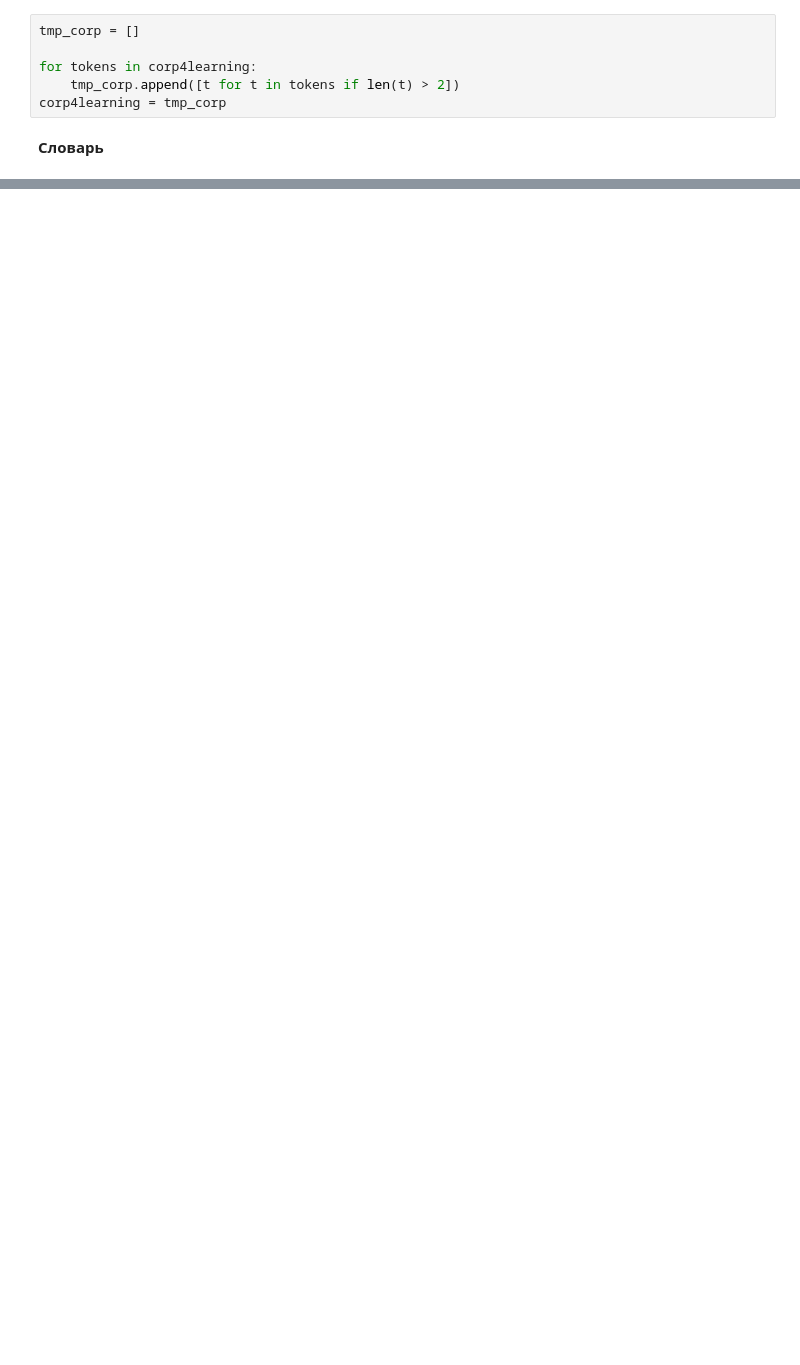
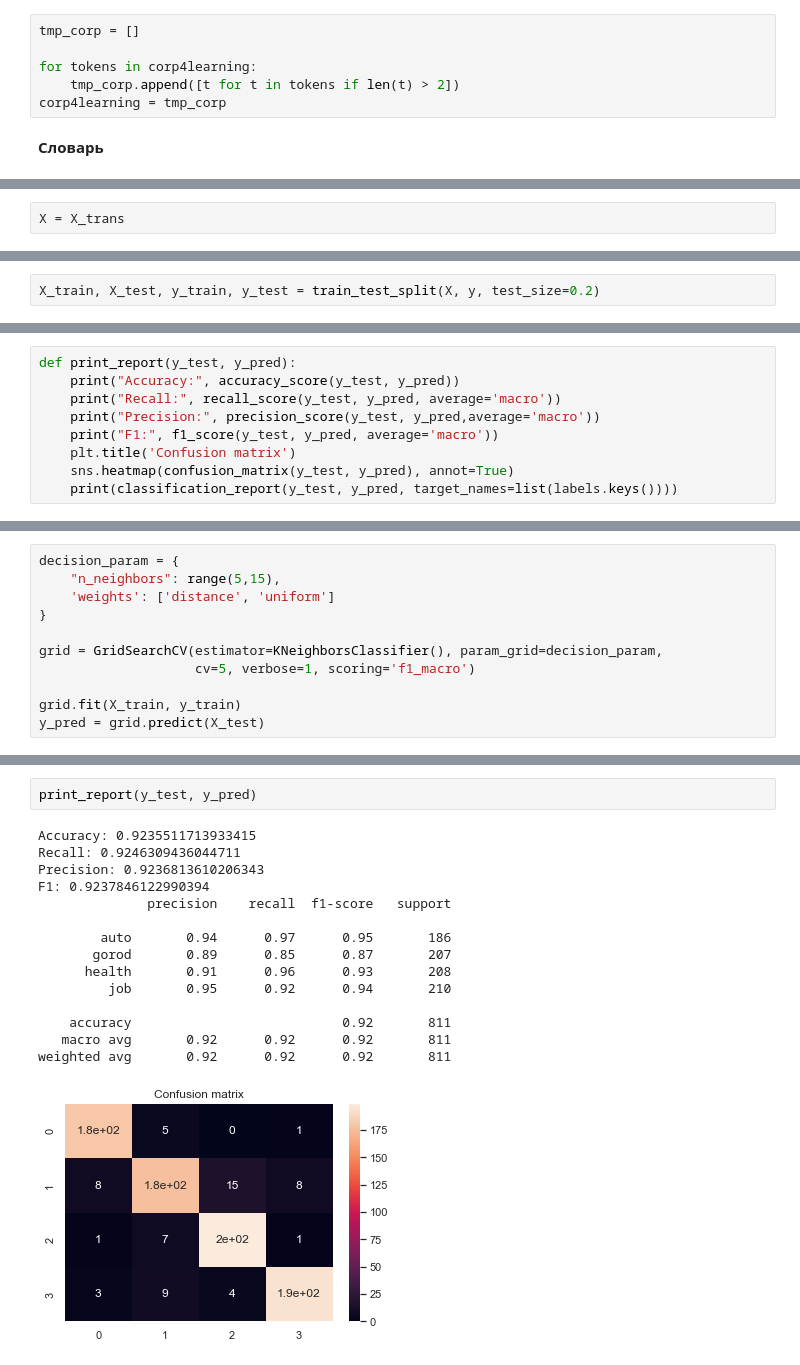
Before and after one commit to avmusatov/NLP, a Jupyter notebook: lab 2/text_analysis_lab2_Musatov_Anton.ipynb, the cells around one changed output, grey strips where cells are left out. Cells and saved outputs as stored; diff of their text form; blank space fills up the shorter version.

```diff
--- a/lab 2/text_analysis_lab2_Musatov_Anton.ipynb
+++ b/lab 2/text_analysis_lab2_Musatov_Anton.ipynb
@@ -470,0 +432,2 @@ vectorizer = CountVectorizer(max_features=5000, min_df=5, max_df=0.7)
+# %%
+X = X_trans
@@ -470,0 +436,2 @@ vectorizer = CountVectorizer(max_features=5000, min_df=5, max_df=0.7)
+# %%
+X_train, X_test, y_train, y_test = train_test_split(X, y, test_size=0.2)
@@ -470,0 +456,9 @@ vectorizer = CountVectorizer(max_features=5000, min_df=5, max_df=0.7)
+# %%
+def print_report(y_test, y_pred):
+    print("Accuracy:", accuracy_score(y_test, y_pred))
+    print("Recall:", recall_score(y_test, y_pred, average='macro'))
+    print("Precision:", precision_score(y_test, y_pred,average='macro'))
+    print("F1:", f1_score(y_test, y_pred, average='macro'))
+    plt.title('Confusion matrix')
+    sns.heatmap(confusion_matrix(y_test, y_pred), annot=True)
+    print(classification_report(y_test, y_pred, target_names=list(labels.keys())))
@@ -470,0 +478,11 @@ vectorizer = CountVectorizer(max_features=5000, min_df=5, max_df=0.7)
+# %%
+decision_param = {
+    "n_neighbors": range(5,15),
+    'weights': ['distance', 'uniform']
+}
+
+grid = GridSearchCV(estimator=KNeighborsClassifier(), param_grid=decision_param,
+                    cv=5, verbose=1, scoring='f1_macro')
+
+grid.fit(X_train, y_train)
+y_pred = grid.predict(X_test)
@@ -470,0 +496,18 @@ vectorizer = CountVectorizer(max_features=5000, min_df=5, max_df=0.7)
+# %%
+print_report(y_test, y_pred)
+# %% [output]
+Accuracy: 0.9235511713933415
+Recall: 0.9246309436044711
+Precision: 0.9236813610206343
+F1: 0.9237846122990394
+              precision    recall  f1-score   support
+
+        auto       0.94      0.97      0.95       186
+       gorod       0.89      0.85      0.87       207
+      health       0.91      0.96      0.93       208
+         job       0.95      0.92      0.94       210
+
+    accuracy                           0.92       811
+   macro avg       0.92      0.92      0.92       811
+weighted avg       0.92      0.92      0.92       811
+[figure, added]
```
Also changed, not shown: parts of 94 cells of this notebook.
